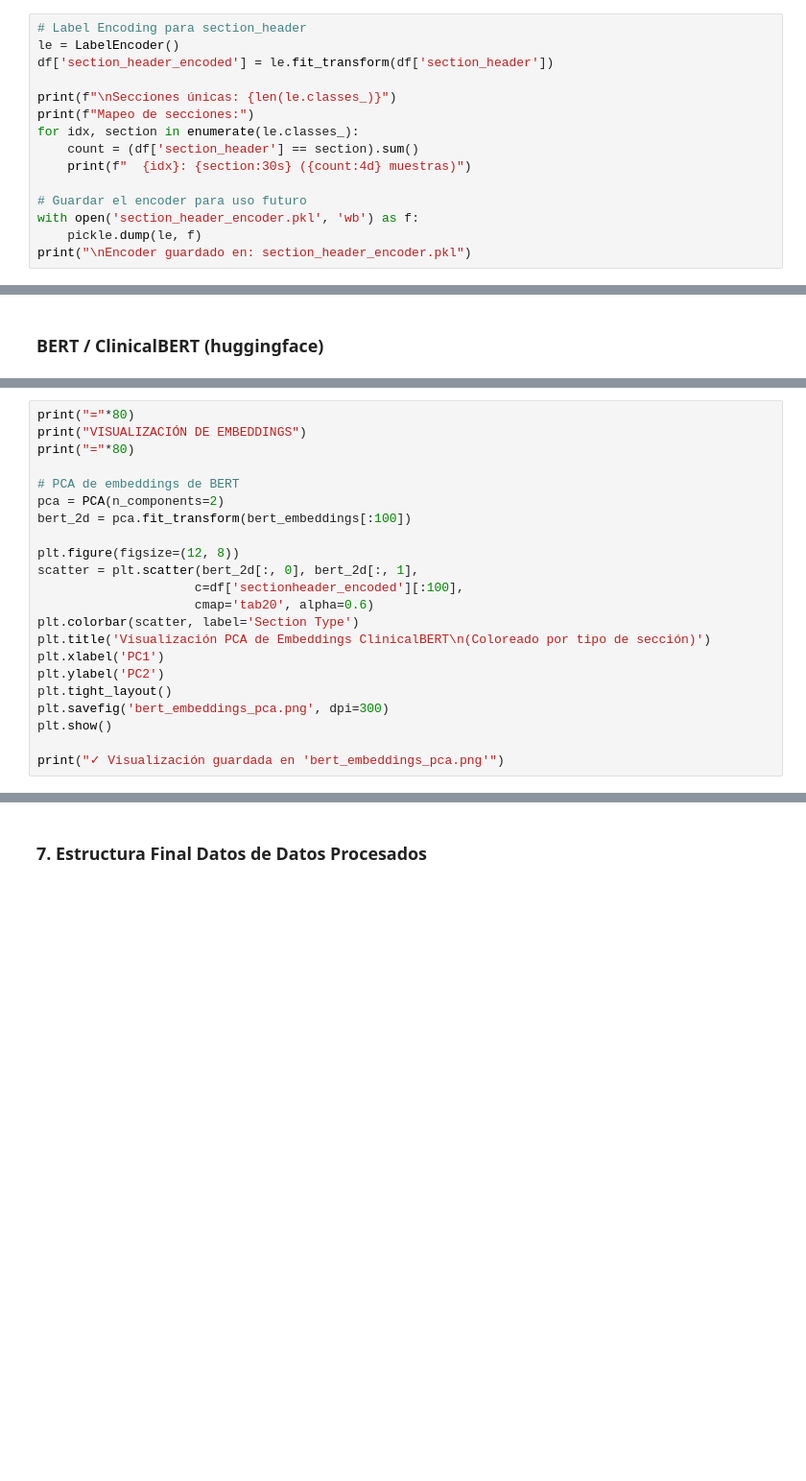
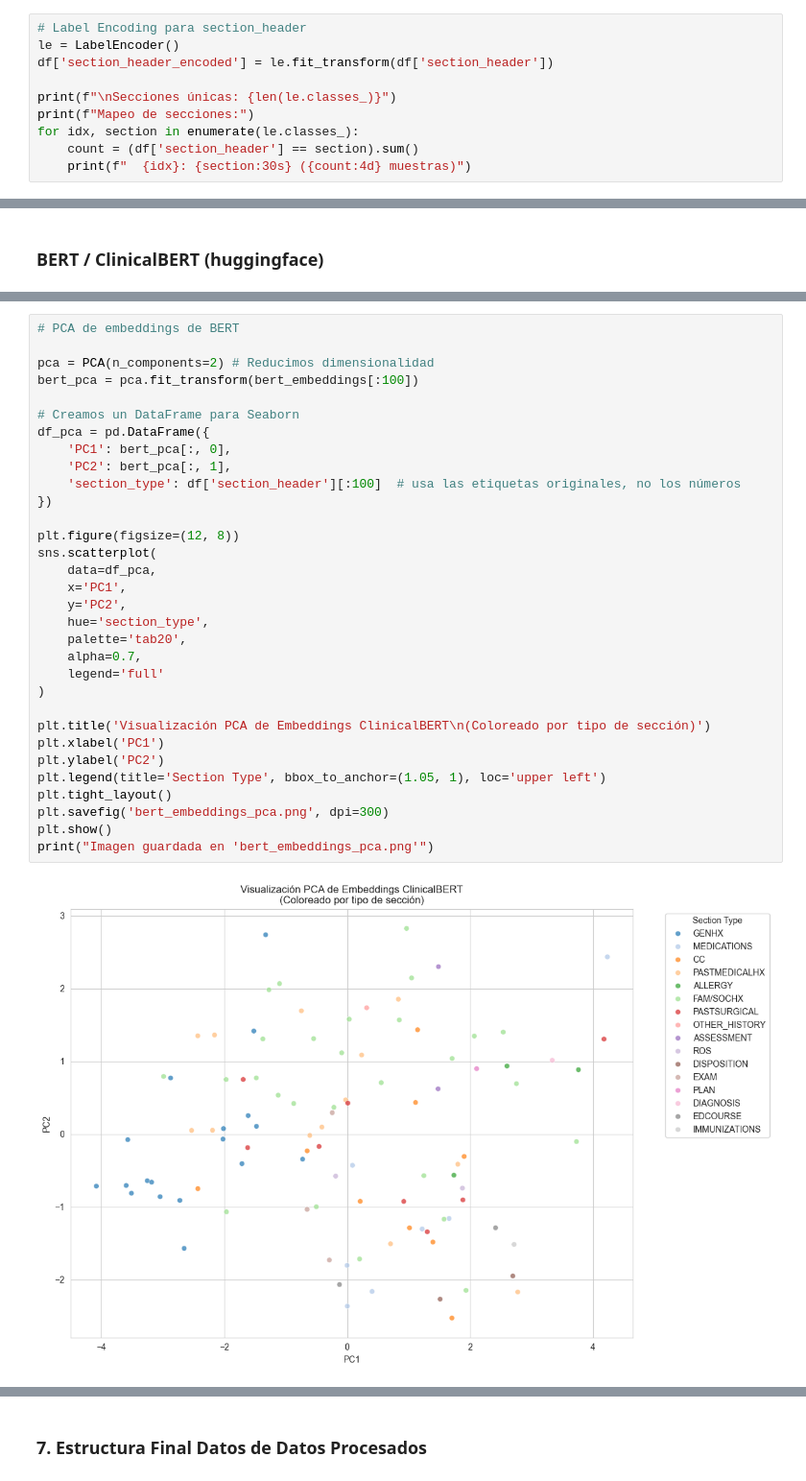
Before and after one commit to josuviteri/Clinic-Note-NLP, a Jupyter notebook: second_delivery.ipynb, the cells around one changed output, grey strips where cells are left out. Shown at 96% size. Saved outputs shown, nothing was run; the diff lists cells and outputs as text; blank space fills up the shorter version.

Commit message:
pickle centralizado y cambios importantes en modelos

```diff
--- a/second_delivery.ipynb
+++ b/second_delivery.ipynb
@@ -282,9 +328,4 @@ print(f"Mapeo de secciones:")
 for idx, section in enumerate(le.classes_):
     count = (df['section_header'] == section).sum()
     print(f"  {idx}: {section:30s} ({count:4d} muestras)")
-
-# Guardar el encoder para uso futuro
-with open('section_header_encoder.pkl', 'wb') as f:
-    pickle.dump(le, f)
-print("\nEncoder guardado en: section_header_encoder.pkl")
 # %% [output]
@@ -767,22 +794,34 @@ Diálogo 3 vs Diálogo 4: similitud = 0.9085
 # %%
-print("="*80)
-print("VISUALIZACIÓN DE EMBEDDINGS")
-print("="*80)
+# PCA de embeddings de BERT
 
-# PCA de embeddings de BERT
-pca = PCA(n_components=2)
-bert_2d = pca.fit_transform(bert_embeddings[:100])
+pca = PCA(n_components=2) # Reducimos dimensionalidad
+bert_pca = pca.fit_transform(bert_embeddings[:100])
+
+# Creamos un DataFrame para Seaborn
+df_pca = pd.DataFrame({
+    'PC1': bert_pca[:, 0],
+    'PC2': bert_pca[:, 1],
+    'section_type': df['section_header'][:100]  # usa las etiquetas originales, no los números
+})
 
 plt.figure(figsize=(12, 8))
-scatter = plt.scatter(bert_2d[:, 0], bert_2d[:, 1],
-                     c=df['sectionheader_encoded'][:100],
-                     cmap='tab20', alpha=0.6)
-plt.colorbar(scatter, label='Section Type')
+sns.scatterplot(
+    data=df_pca,
+    x='PC1',
+    y='PC2',
+    hue='section_type',
+    palette='tab20',
+    alpha=0.7,
+    legend='full'
+)
+
 plt.title('Visualización PCA de Embeddings ClinicalBERT\n(Coloreado por tipo de sección)')
 plt.xlabel('PC1')
 plt.ylabel('PC2')
+plt.legend(title='Section Type', bbox_to_anchor=(1.05, 1), loc='upper left')
 plt.tight_layout()
 plt.savefig('bert_embeddings_pca.png', dpi=300)
 plt.show()
-
-print("✓ Visualización guardada en 'bert_embeddings_pca.png'")
+print("Imagen guardada en 'bert_embeddings_pca.png'")
+# %% [output]
+[figure, added]
```
Also changed, not shown: parts of 11 cells of this notebook, 10 other files.
